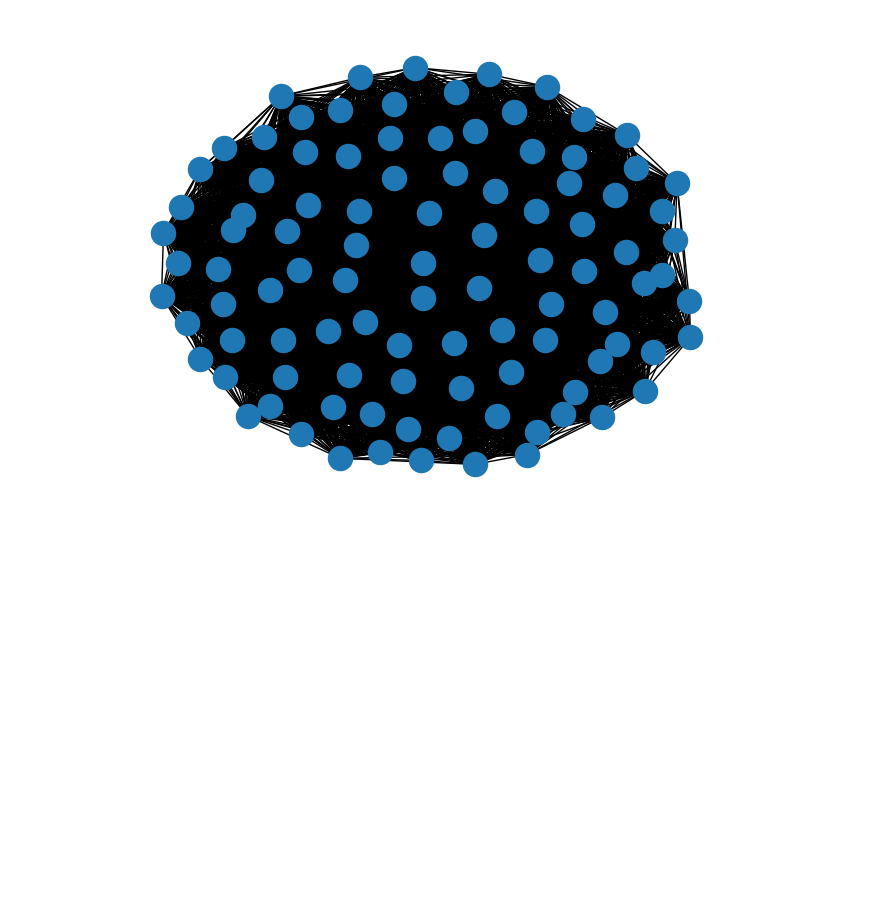
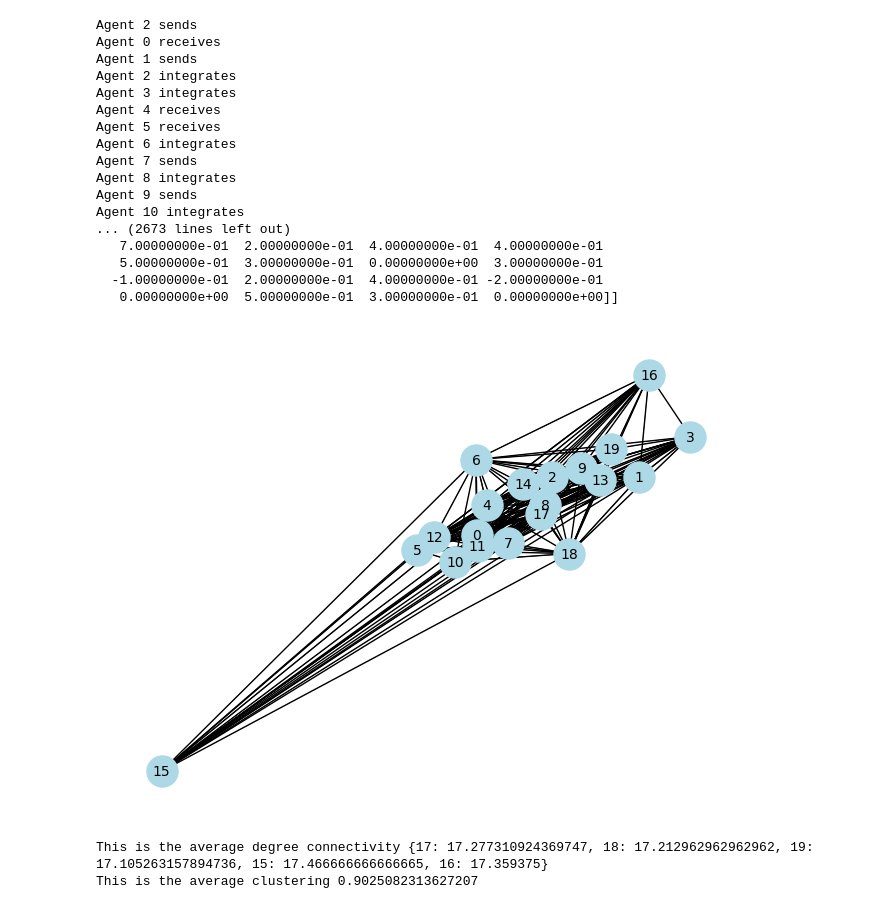
Before and after one commit to Jiritant/network, a Jupyter notebook: run.ipynb, the cells around one changed output. Drawn from its saved outputs; the diff is of its cells as text; code cells hidden in the pictures; blank space fills up the shorter version.

Commit message:
Added random seed, and some network measures.

```diff
--- a/run.ipynb
+++ b/run.ipynb
@@ -1,13 +1,35 @@
-# %%
-import networkx as nx
-import matplotlib.pyplot as plt
-import igraph as ig
-import numpy as np
-
-
-G = nx.complete_graph(100)
-
-nx.draw_spring(G)
-plt.show()
-# %% [output]
-[figure, removed]
+# %%
+from main import NetworkModel
+
+num_agents = 20
+beta = 10
+num_steps = 100
+
+model = NetworkModel(num_agents, beta, seed = 2)
+for x in range(num_steps):
+    model.step()
+
+print(model.weight_matrix)
+
+model.network()
+# %% [output]
+Agent 2 sends
+Agent 0 receives
+Agent 1 sends
+Agent 2 integrates
+Agent 3 integrates
+Agent 4 receives
+Agent 5 receives
+Agent 6 integrates
+Agent 7 sends
+Agent 8 integrates
+Agent 9 sends
+Agent 10 integrates
+... (2673 lines left out)
+   7.00000000e-01  2.00000000e-01  4.00000000e-01  4.00000000e-01
+   5.00000000e-01  3.00000000e-01  0.00000000e+00  3.00000000e-01
+  -1.00000000e-01  2.00000000e-01  4.00000000e-01 -2.00000000e-01
+   0.00000000e+00  5.00000000e-01  3.00000000e-01  0.00000000e+00]]
+[figure, added]
+This is the average degree connectivity {17: 17.277310924369747, 18: 17.212962962962962, 19: 17.105263157894736, 15: 17.466666666666665, 16: 17.359375}
+This is the average clustering 0.9025082313627207
```
Also changed, not shown: 2 other files.
